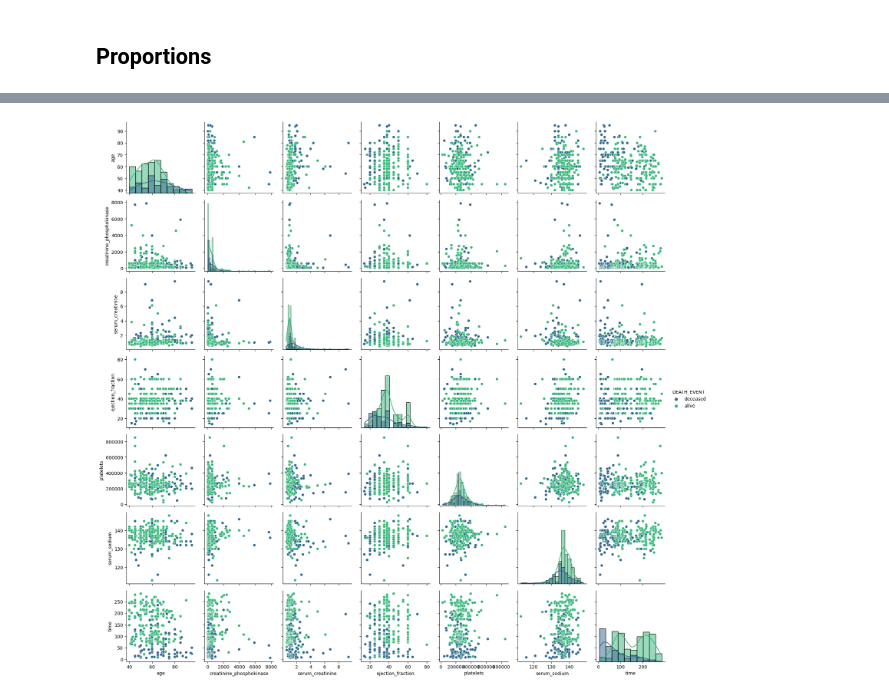
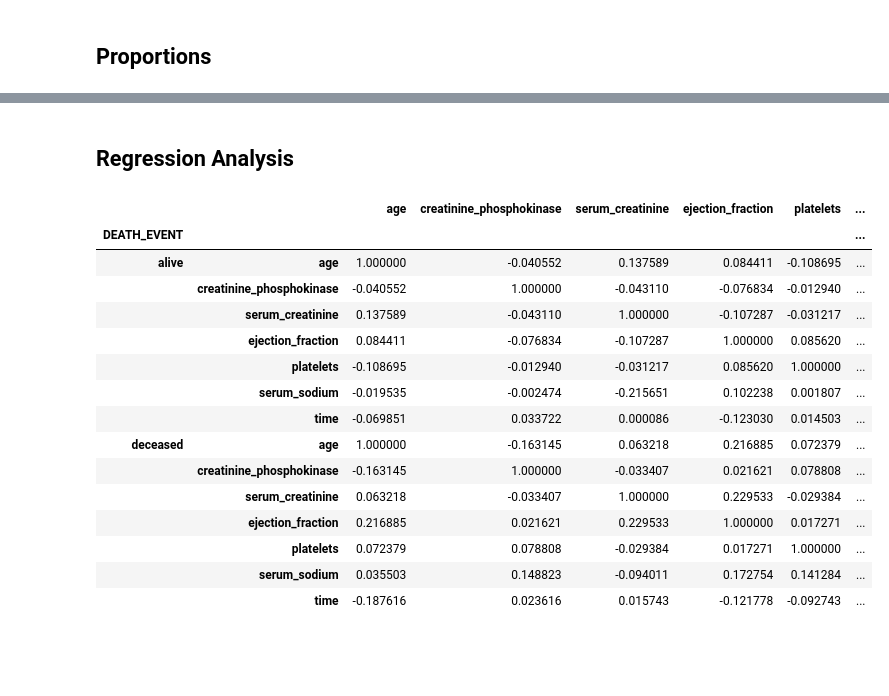
Before and after one commit to txBaraja52/Projects, a Jupyter notebook: Heart/Data analysis.ipynb, the cells around one changed output, grey strips where cells are left out. Cells and saved outputs as stored; diff of their text form; code cells hidden in the pictures; blank space fills up the shorter version.

```diff
--- a/Heart/Data analysis.ipynb
+++ b/Heart/Data analysis.ipynb
@@ -132,12 +133,24 @@ corr.style.background_gradient(cmap='viridis')
-# %%
-g = sns.PairGrid(heart[['age', 'creatinine_phosphokinase', 'serum_creatinine',
-                        'ejection_fraction', 'platelets',
-                        'serum_sodium', 'time', 'sex', 'DEATH_EVENT']],
-                 hue='DEATH_EVENT', palette='viridis')
-
-g.map_diag(sns.histplot, kde=True)
-g.map_offdiag(sns.scatterplot)
-g.add_legend()
-plt.show()
-# %% [output]
-[figure, removed]
+# %% [markdown]
+## Regression Analysis
+# %%
+corr = heart.groupby('DEATH_EVENT')[['age', 'creatinine_phosphokinase',
+              'serum_creatinine', 'ejection_fraction',
+              'platelets', 'serum_sodium', 'time']].corr()
+corr.style.background_gradient(cmap='viridis')
+# %% [output]
+|  |  | age | creatinine_phosphokinase | serum_creatinine | ejection_fraction | platelets | ... |
+| DEATH_EVENT |  |  |  |  |  |  | ... |
+| alive | age | 1.000000 | -0.040552 | 0.137589 | 0.084411 | -0.108695 | ... |
+|  | creatinine_phosphokinase | -0.040552 | 1.000000 | -0.043110 | -0.076834 | -0.012940 | ... |
+|  | serum_creatinine | 0.137589 | -0.043110 | 1.000000 | -0.107287 | -0.031217 | ... |
+|  | ejection_fraction | 0.084411 | -0.076834 | -0.107287 | 1.000000 | 0.085620 | ... |
+|  | platelets | -0.108695 | -0.012940 | -0.031217 | 0.085620 | 1.000000 | ... |
+|  | serum_sodium | -0.019535 | -0.002474 | -0.215651 | 0.102238 | 0.001807 | ... |
+|  | time | -0.069851 | 0.033722 | 0.000086 | -0.123030 | 0.014503 | ... |
+| deceased | age | 1.000000 | -0.163145 | 0.063218 | 0.216885 | 0.072379 | ... |
+|  | creatinine_phosphokinase | -0.163145 | 1.000000 | -0.033407 | 0.021621 | 0.078808 | ... |
+|  | serum_creatinine | 0.063218 | -0.033407 | 1.000000 | 0.229533 | -0.029384 | ... |
+|  | ejection_fraction | 0.216885 | 0.021621 | 0.229533 | 1.000000 | 0.017271 | ... |
+|  | platelets | 0.072379 | 0.078808 | -0.029384 | 0.017271 | 1.000000 | ... |
+|  | serum_sodium | 0.035503 | 0.148823 | -0.094011 | 0.172754 | 0.141284 | ... |
+|  | time | -0.187616 | 0.023616 | 0.015743 | -0.121778 | -0.092743 | ... |
```
Also changed, not shown: parts of 8 cells of this notebook, 2 other files.
